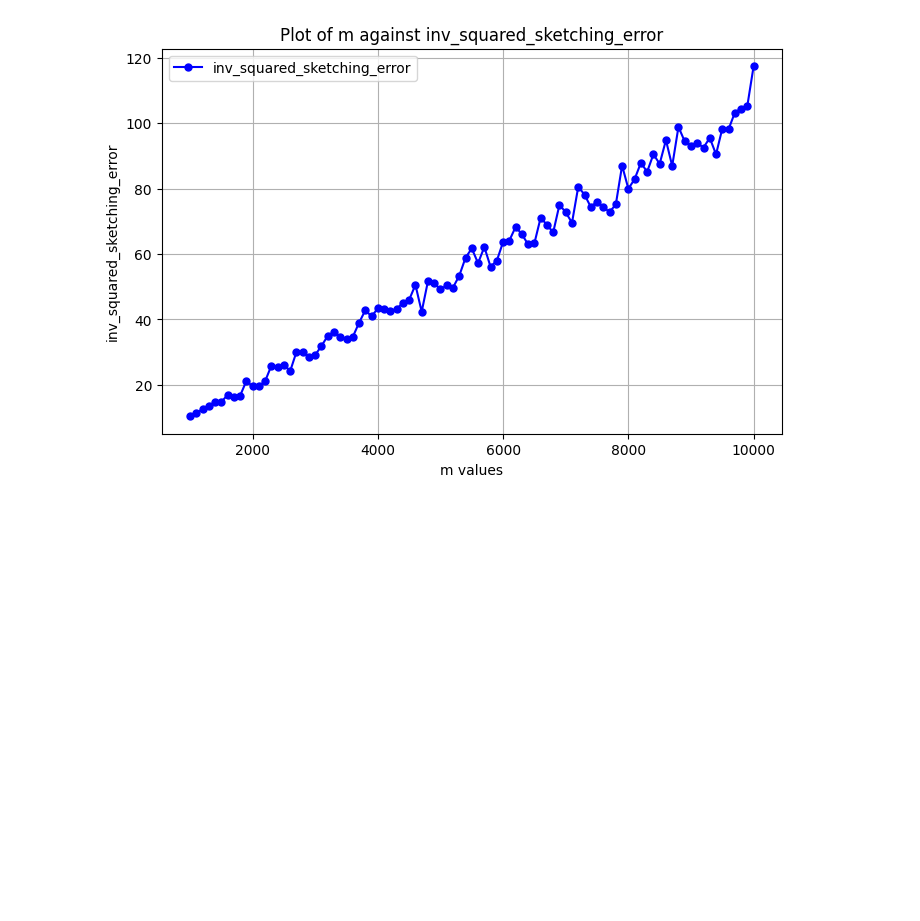
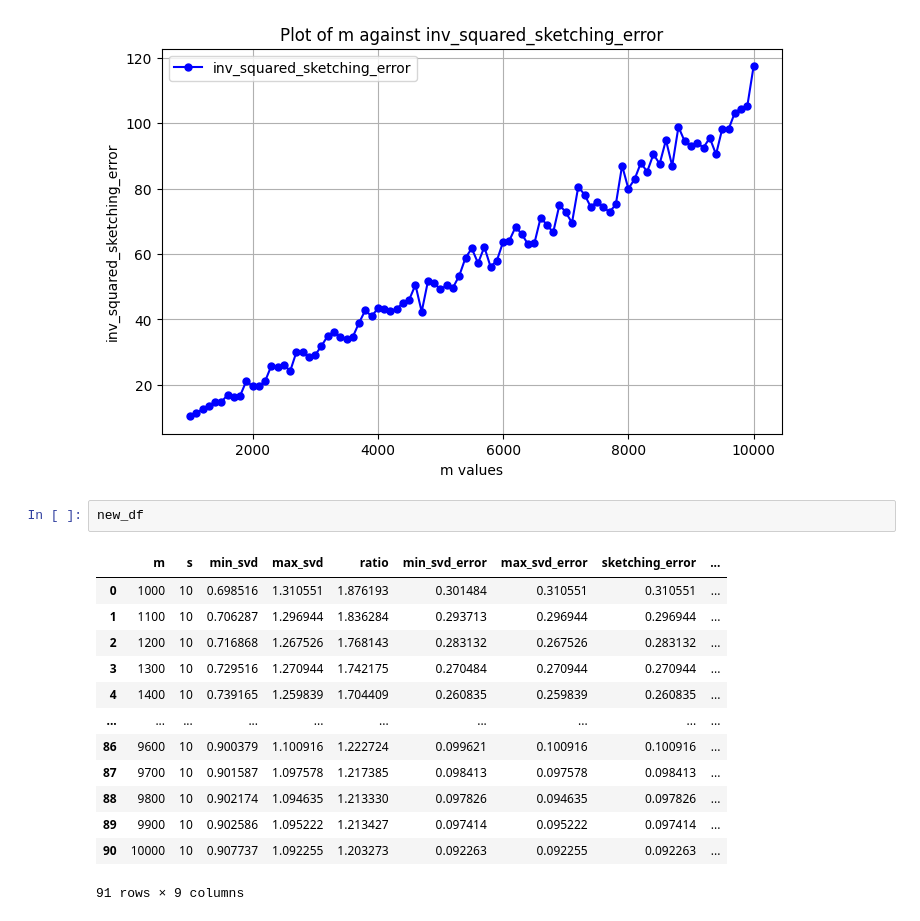
Before and after one commit to LakBoonJun1/DSA4288, a Jupyter notebook: Notebook/implementation.ipynb, the cells around one changed output. Cells and saved outputs as stored; diff of their text form; blank space fills up the shorter version.

```diff
--- a/Notebook/implementation.ipynb
+++ b/Notebook/implementation.ipynb
@@ -956,3 +956,19 @@ plt.grid(True)
 plt.show()
 # %% [output]
 [figure]
+# %%
+new_df
+# %% [output]
+|  | m | s | min_svd | max_svd | ratio | min_svd_error | max_svd_error | sketching_error | ... |
+| 0 | 1000 | 10 | 0.698516 | 1.310551 | 1.876193 | 0.301484 | 0.310551 | 0.310551 | ... |
+| 1 | 1100 | 10 | 0.706287 | 1.296944 | 1.836284 | 0.293713 | 0.296944 | 0.296944 | ... |
+| 2 | 1200 | 10 | 0.716868 | 1.267526 | 1.768143 | 0.283132 | 0.267526 | 0.283132 | ... |
+| 3 | 1300 | 10 | 0.729516 | 1.270944 | 1.742175 | 0.270484 | 0.270944 | 0.270944 | ... |
+| 4 | 1400 | 10 | 0.739165 | 1.259839 | 1.704409 | 0.260835 | 0.259839 | 0.260835 | ... |
+| ... | ... | ... | ... | ... | ... | ... | ... | ... | ... |
+| 86 | 9600 | 10 | 0.900379 | 1.100916 | 1.222724 | 0.099621 | 0.100916 | 0.100916 | ... |
+| 87 | 9700 | 10 | 0.901587 | 1.097578 | 1.217385 | 0.098413 | 0.097578 | 0.098413 | ... |
+| 88 | 9800 | 10 | 0.902174 | 1.094635 | 1.213330 | 0.097826 | 0.094635 | 0.097826 | ... |
+| 89 | 9900 | 10 | 0.902586 | 1.095222 | 1.213427 | 0.097414 | 0.095222 | 0.097414 | ... |
+| 90 | 10000 | 10 | 0.907737 | 1.092255 | 1.203273 | 0.092263 | 0.092255 | 0.092263 | ... |
+91 rows × 9 columns
```
Also changed, not shown: parts of 1 cell of this notebook.
